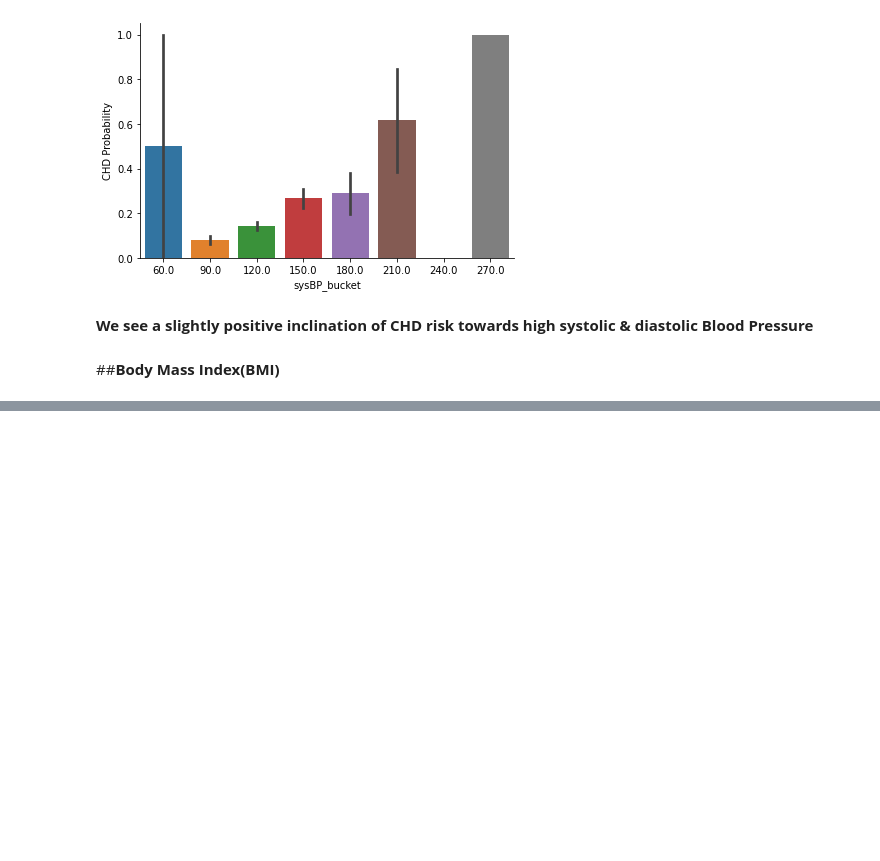
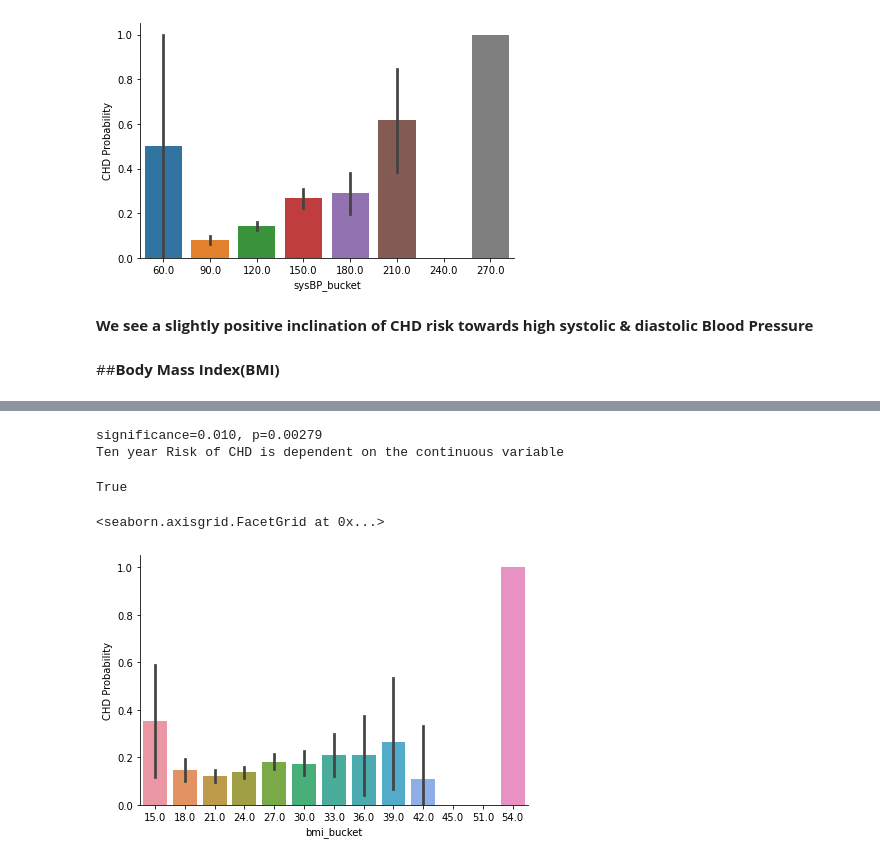
Before and after one commit to Supreeta11/Cardiovascular-Risk-Prediction, a Jupyter notebook: Cardiovascular_Risk_Prediction_Supreeta_kumari.ipynb, the cells around one changed output, grey strips where cells are left out. Saved outputs shown, nothing was run; the diff lists cells and outputs as text; code cells hidden in the pictures; blank space fills up the shorter version.

Commit message:
third commit cardiovascular risk prediction

```diff
--- a/Cardiovascular_Risk_Prediction_Supreeta_kumari.ipynb
+++ b/Cardiovascular_Risk_Prediction_Supreeta_kumari.ipynb
@@ -409,0 +417,14 @@ ax.set_ylabels('CHD Probability')
+# %%
+cont_dependency('BMI')
+# %% [output]
+significance=0.010, p=0.00279
+Ten year Risk of CHD is dependent on the continuous variable
+True
+# %%
+train_df['bmi_bucket'] = train_df['BMI'].apply(lambda x : 3*(x//3))
+# %%
+ax = sns.factorplot('bmi_bucket', 'TenYearCHD', kind='bar', data = train_df, size=4, aspect=1.5)
+ax.set_ylabels('CHD Probability')
+# %% [output]
+<seaborn.axisgrid.FacetGrid at 0x...>
+[figure, added]
```
Also changed, not shown: parts of 10 cells of this notebook.
